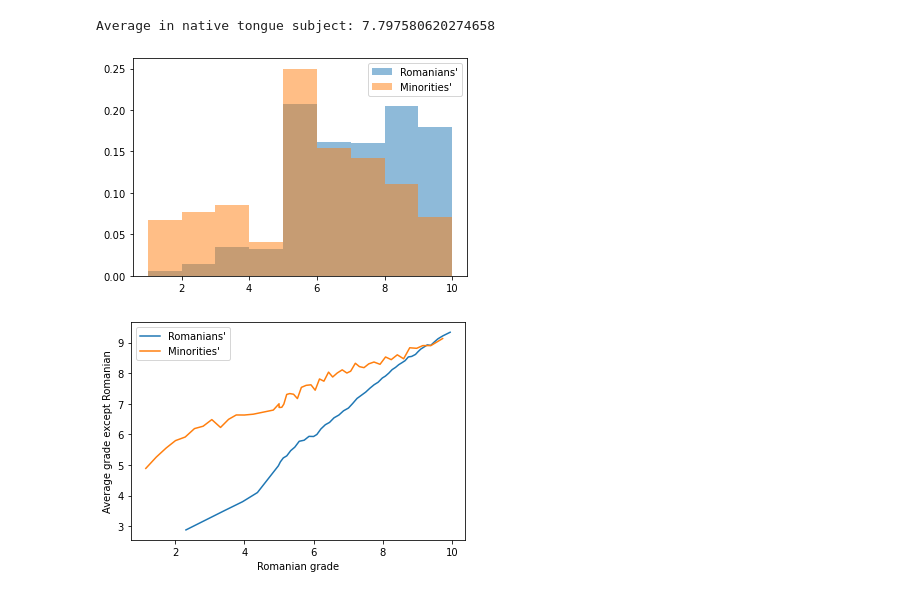
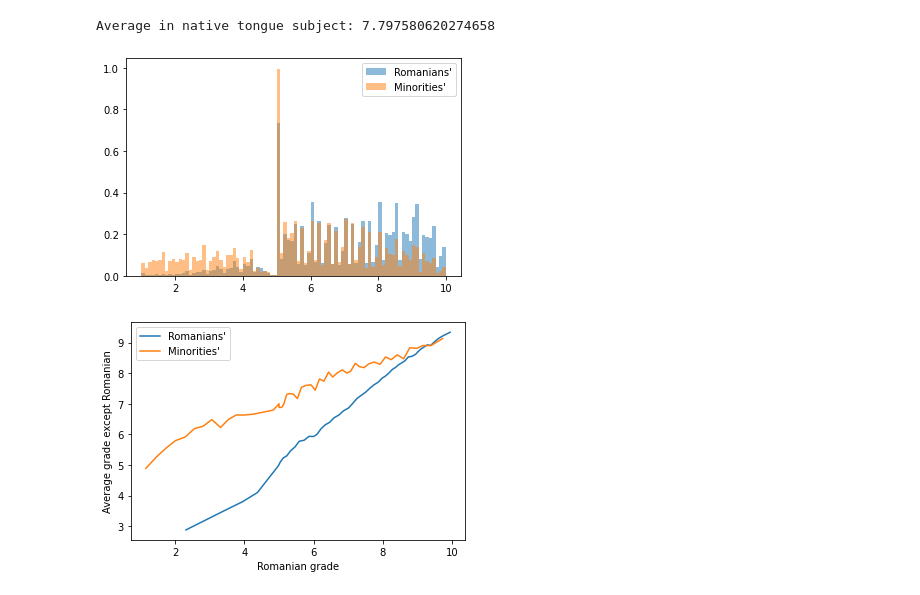
Before and after one commit to alparius/bac-stat, a Jupyter notebook: src/exp0_orsi_romanian_grade_plots.ipynb, the cells around one changed output. Saved outputs shown, nothing was run; the diff lists cells and outputs as text; code cells hidden in the pictures.

```diff
--- a/src/experiments_orsi.ipynb
+++ b/src/exp0_orsi_romanian_grade_plots.ipynb
@@ -117,14 +117,14 @@ Average in native tongue subject: 7.797580620274658
 # %%
 # Let's plot the final written Romanian grades.
 
-plt.hist(romanian_only_results['romanian_written_final'].to_list(), bins=9, density=True, alpha = 0.5)
-plt.hist(romanian_plus_results['romanian_written_final'].to_list(), bins=9, density=True, alpha = 0.5)
+plt.hist(romanian_only_results['romanian_written_final'].to_list(), bins=90, density=True, alpha = 0.5)
+plt.hist(romanian_plus_results['romanian_written_final'].to_list(), bins=90, density=True, alpha = 0.5)
 plt.legend(["Romanians'", "Minorities'"])
 plt.show()
 
 # There are very few grades between 4 and 5, probably because the teachers want people to pass.
 # %% [output]
-[figure, old version]
+[figure, new version]
 # %%
 # Do students who get a higher grade in other subjects also get a higher grade in Romanian?
 # Is the Romanian grade a good predictor of the average of the other subjects?
```
Also changed, not shown: 3 other files.
